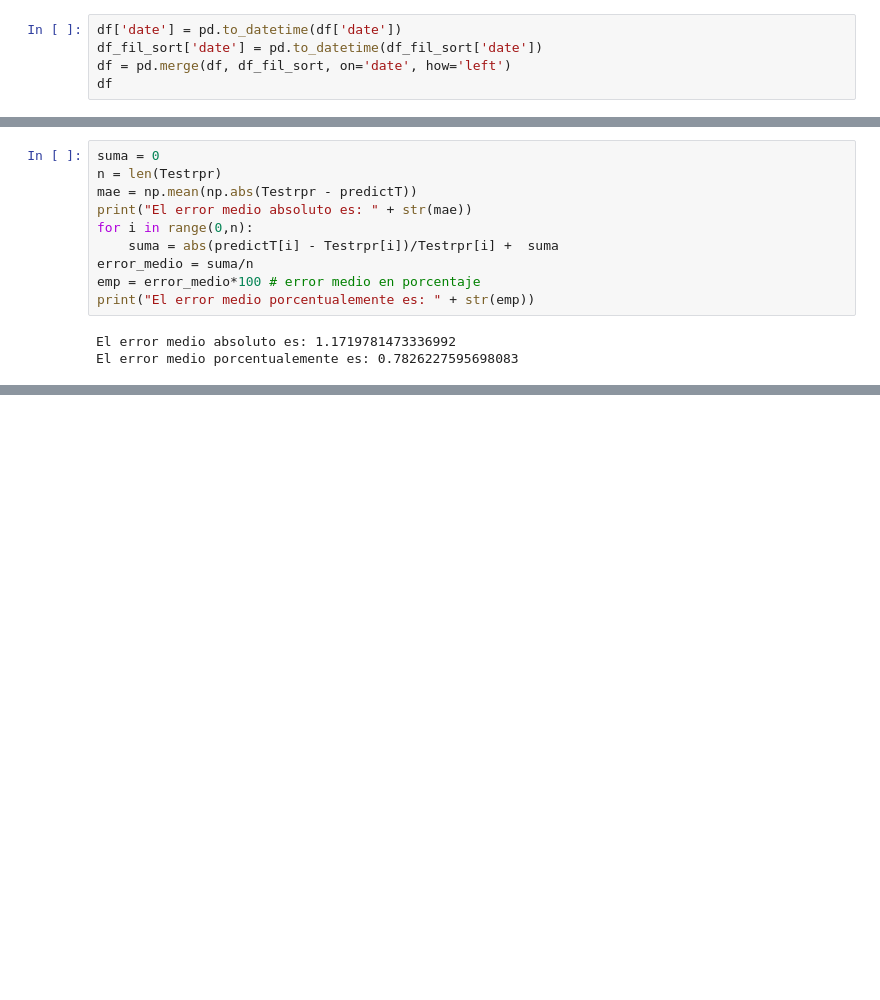
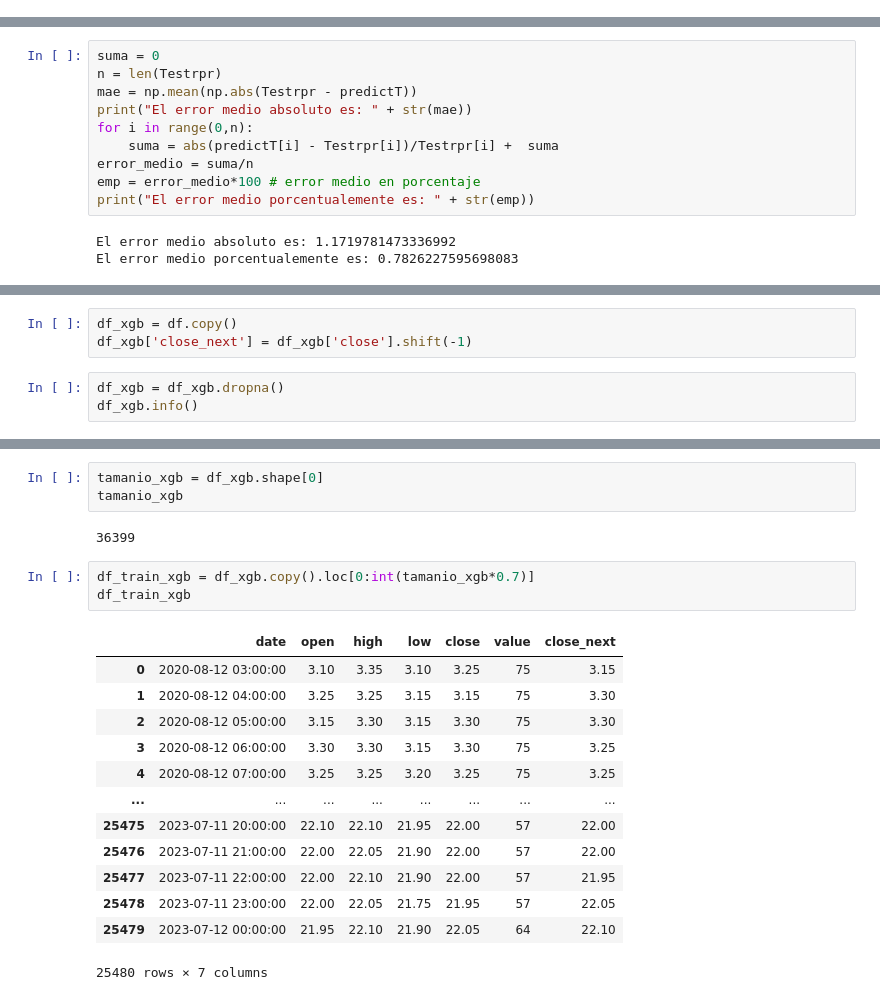
Before and after one commit to Raul-Gonzalez-M/TFG, a Jupyter notebook: codigo/RandomForestSolanaHconIMC.ipynb, the cells around one changed output, grey strips where cells are left out. Saved outputs shown, nothing was run; the diff lists cells and outputs as text; blank space fills up the shorter version.

```diff
--- a/codigo/RandomForestSolanaHconIMC.ipynb
+++ b/codigo/RandomForestSolanaHconIMC.ipynb
@@ -88,5 +29,0 @@ di = pd.read_csv('SOLUSTDAtas_tratado.csv')
-# %%
-df['date'] = pd.to_datetime(df['date'])
-df_fil_sort['date'] = pd.to_datetime(df_fil_sort['date'])
-df = pd.merge(df, df_fil_sort, on='date', how='left')
-df
@@ -260,0 +196,6 @@ El error medio porcentualemente es: 0.7826227595698083
+# %%
+df_xgb = df.copy()
+df_xgb['close_next'] = df_xgb['close'].shift(-1)
+# %%
+df_xgb = df_xgb.dropna()
+df_xgb.info()
@@ -260,0 +217,22 @@ El error medio porcentualemente es: 0.7826227595698083
+# %%
+tamanio_xgb = df_xgb.shape[0]
+tamanio_xgb
+# %% [output]
+36399
+# %%
+df_train_xgb = df_xgb.copy().loc[0:int(tamanio_xgb*0.7)]
+df_train_xgb
+# %% [output]
+|  | date | open | high | low | close | value | close_next |
+| 0 | 2020-08-12 03:00:00 | 3.10 | 3.35 | 3.10 | 3.25 | 75 | 3.15 |
+| 1 | 2020-08-12 04:00:00 | 3.25 | 3.25 | 3.15 | 3.15 | 75 | 3.30 |
+| 2 | 2020-08-12 05:00:00 | 3.15 | 3.30 | 3.15 | 3.30 | 75 | 3.30 |
+| 3 | 2020-08-12 06:00:00 | 3.30 | 3.30 | 3.15 | 3.30 | 75 | 3.25 |
+| 4 | 2020-08-12 07:00:00 | 3.25 | 3.25 | 3.20 | 3.25 | 75 | 3.25 |
+| ... | ... | ... | ... | ... | ... | ... | ... |
+| 25475 | 2023-07-11 20:00:00 | 22.10 | 22.10 | 21.95 | 22.00 | 57 | 22.00 |
+| 25476 | 2023-07-11 21:00:00 | 22.00 | 22.05 | 21.90 | 22.00 | 57 | 22.00 |
+| 25477 | 2023-07-11 22:00:00 | 22.00 | 22.10 | 21.90 | 22.00 | 57 | 21.95 |
+| 25478 | 2023-07-11 23:00:00 | 22.00 | 22.05 | 21.75 | 21.95 | 57 | 22.05 |
+| 25479 | 2023-07-12 00:00:00 | 21.95 | 22.10 | 21.90 | 22.05 | 64 | 22.10 |
+25480 rows × 7 columns
```
Also changed, not shown: parts of 38 cells of this notebook, 1 other file.
